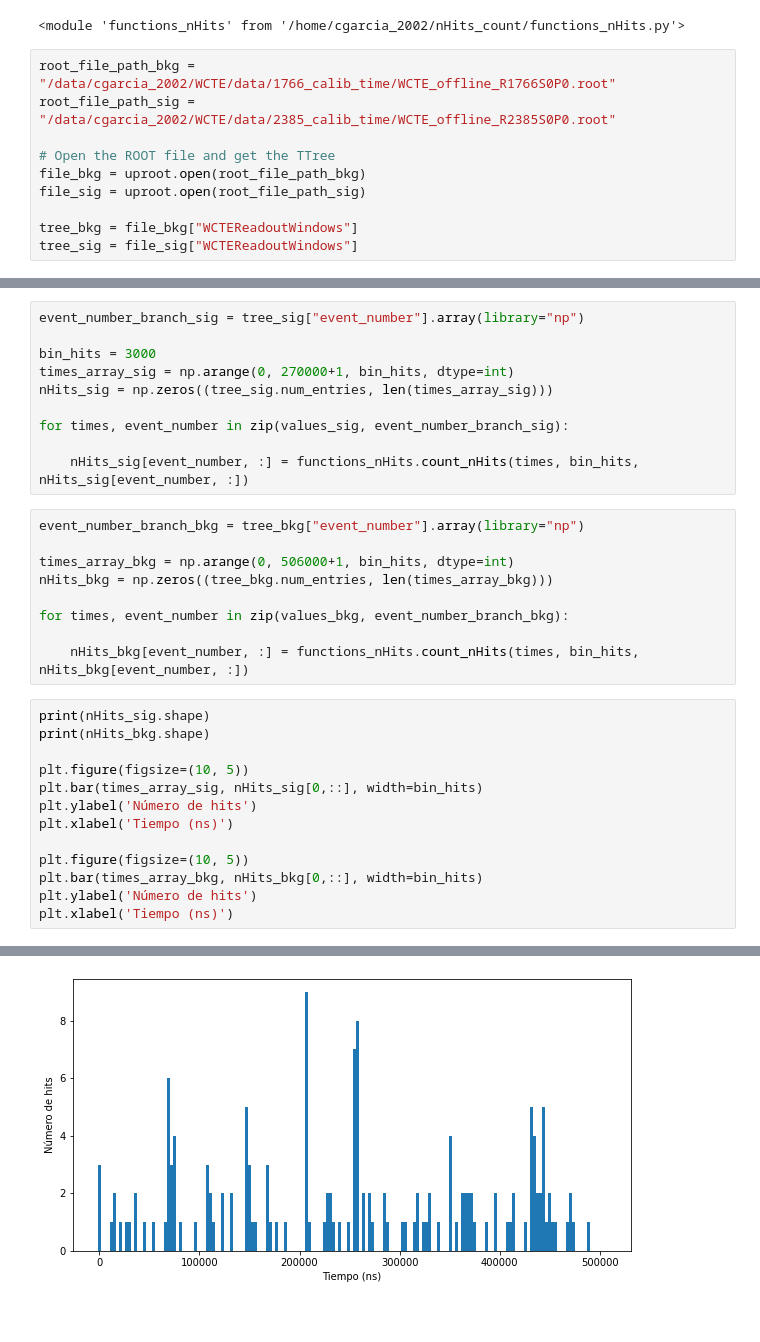
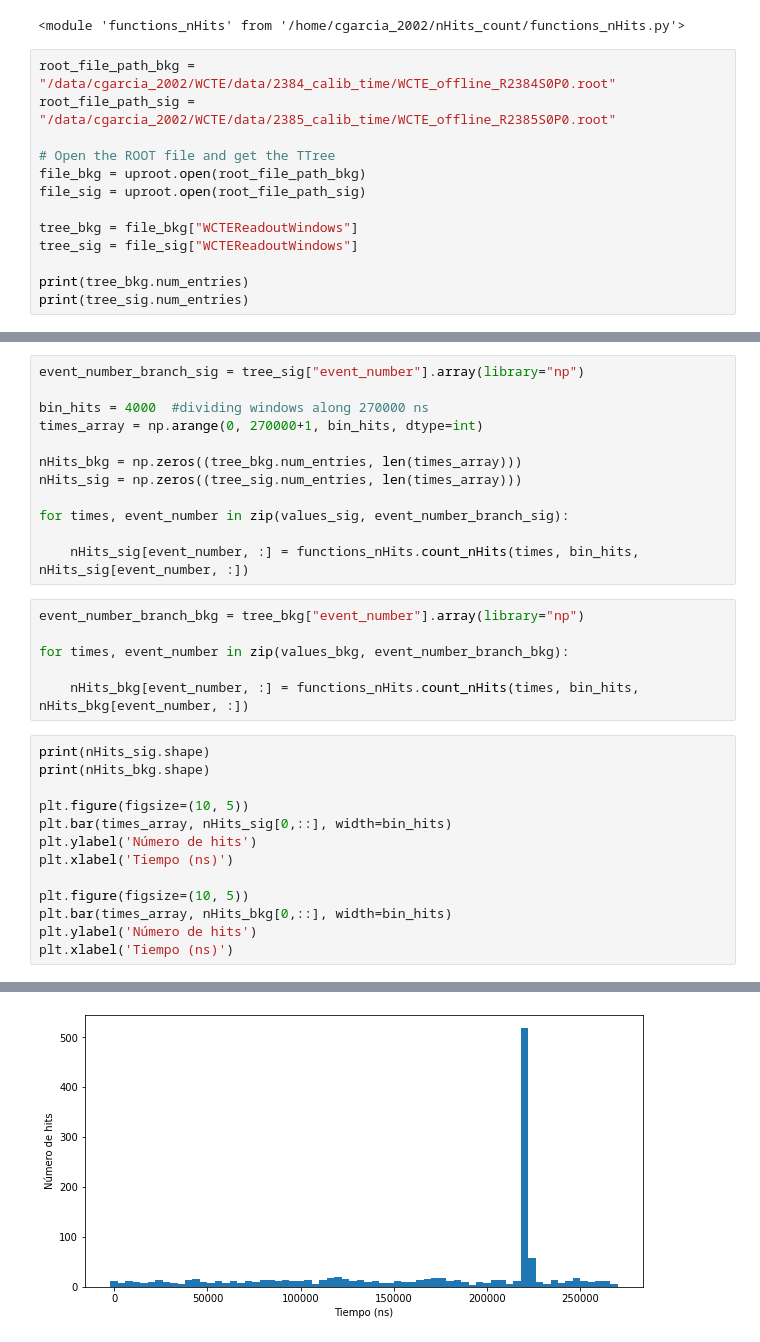
Before and after one commit to halmamol/WCTECoincidence_Analysis, a Jupyter notebook: nHits_count/jupyter_notebooks/bkg_analysis.ipynb, the cells around one changed output, grey strips where cells are left out. Drawn from its saved outputs; the diff is of its cells as text.

```diff
--- a/nHits_count/jupyter_notebooks/bkg_analysis.ipynb
+++ b/nHits_count/jupyter_notebooks/bkg_analysis.ipynb
@@ -13,7 +13,7 @@ importlib.reload(functions_nHits)
 # %% [output]
 <module 'functions_nHits' from '/home/cgarcia_2002/nHits_count/functions_nHits.py'>
 # %%
-root_file_path_bkg = "/data/cgarcia_2002/WCTE/data/1766_calib_time/WCTE_offline_R1766S0P0.root"
+root_file_path_bkg = "/data/cgarcia_2002/WCTE/data/2384_calib_time/WCTE_offline_R2384S0P0.root"
 root_file_path_sig = "/data/cgarcia_2002/WCTE/data/2385_calib_time/WCTE_offline_R2385S0P0.root"
 
 # Open the ROOT file and get the TTree
@@ -22,4 +22,7 @@ file_sig = uproot.open(root_file_path_sig)
 
 tree_bkg = file_bkg["WCTEReadoutWindows"]
 tree_sig = file_sig["WCTEReadoutWindows"]
+
+print(tree_bkg.num_entries)
+print(tree_sig.num_entries)
 # %% [output]
@@ -62,18 +100,17 @@ Text(0.5, 1.0, 'Histogram of Hits per Event')
 # %%
 event_number_branch_sig = tree_sig["event_number"].array(library="np")
 
-bin_hits = 3000
-times_array_sig = np.arange(0, 270000+1, bin_hits, dtype=int)
-nHits_sig = np.zeros((tree_sig.num_entries, len(times_array_sig)))
+bin_hits = 4000  #dividing windows along 270000 ns
+times_array = np.arange(0, 270000+1, bin_hits, dtype=int)
+
+nHits_bkg = np.zeros((tree_bkg.num_entries, len(times_array)))
+nHits_sig = np.zeros((tree_sig.num_entries, len(times_array)))
 
 for times, event_number in zip(values_sig, event_number_branch_sig):
 
     nHits_sig[event_number, :] = functions_nHits.count_nHits(times, bin_hits, nHits_sig[event_number, :])
 # %%
 event_number_branch_bkg = tree_bkg["event_number"].array(library="np")
-
-times_array_bkg = np.arange(0, 506000+1, bin_hits, dtype=int)
-nHits_bkg = np.zeros((tree_bkg.num_entries, len(times_array_bkg)))
 
 for times, event_number in zip(values_bkg, event_number_branch_bkg):
 
@@ -83,12 +120,12 @@ print(nHits_sig.shape)
 print(nHits_bkg.shape)
 
 plt.figure(figsize=(10, 5))
-plt.bar(times_array_sig, nHits_sig[0,::], width=bin_hits)
+plt.bar(times_array, nHits_sig[0,::], width=bin_hits)
 plt.ylabel('Número de hits')
 plt.xlabel('Tiempo (ns)')
 
 plt.figure(figsize=(10, 5))
-plt.bar(times_array_bkg, nHits_bkg[0,::], width=bin_hits)
+plt.bar(times_array, nHits_bkg[0,::], width=bin_hits)
 plt.ylabel('Número de hits')
 plt.xlabel('Tiempo (ns)')
 # %% [output]
@@ -99,4 +136,4 @@ Text(0.5, 0, 'Tiempo (ns)')
-[figure, old version]
+[figure, new version]
 # %%
 plt.figure(figsize=(10, 6))
 plt.hist(nHits_sig[0,::], bins=100, label='Signal', color='blue')
```
Also changed, not shown: parts of 10 cells of this notebook, 6 other files.
